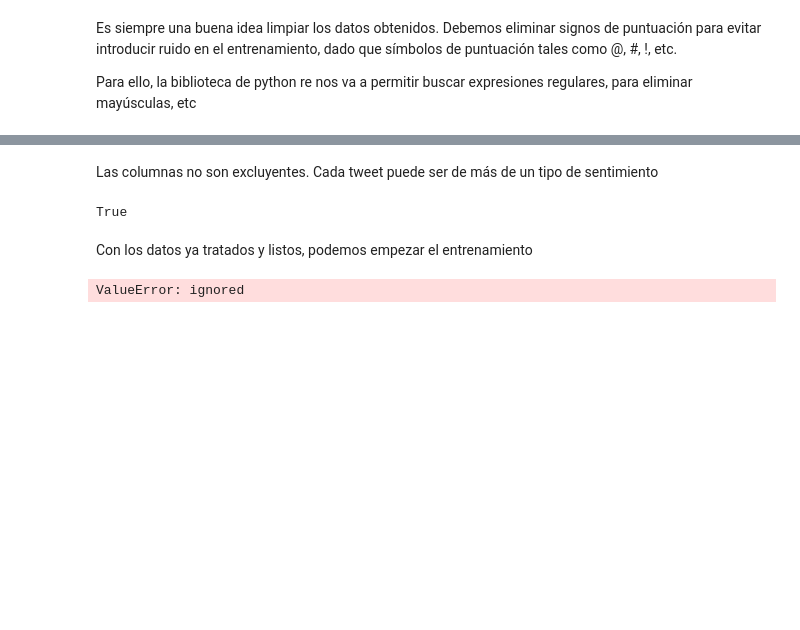
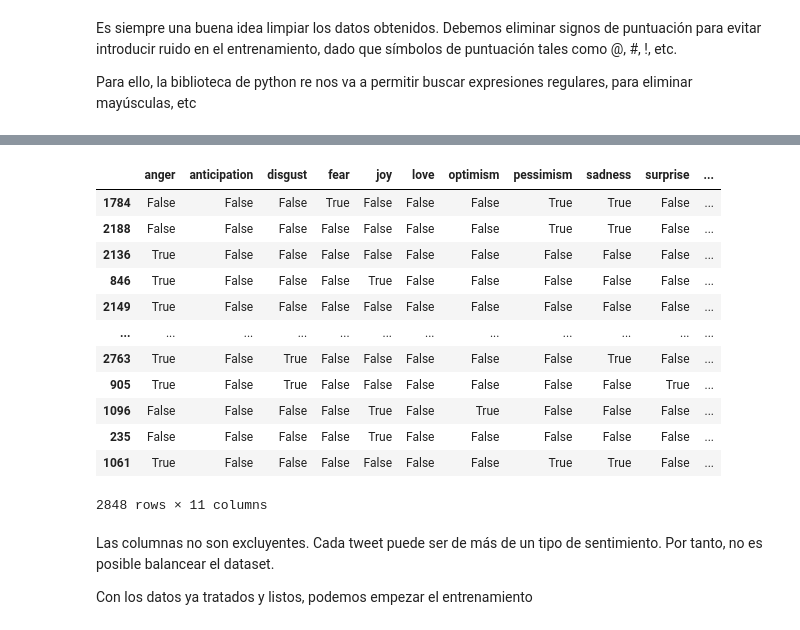
Before and after one commit to javierFerreroM/NLP_Project, a Jupyter notebook: NLP.ipynb, the cells around one changed output, grey strips where cells are left out. Drawn from its saved outputs; the diff is of its cells as text; code cells hidden in the pictures; blank space fills up the shorter version.

```diff
--- a/NLP.ipynb
+++ b/NLP.ipynb
@@ -128,13 +174,25 @@ train_data_balanced
+# %%
+X = train_clean['tokenized_sents']
+Y = train_clean[['anger',	'anticipation',	'disgust',	'fear', 'joy',	'love','optimism', 'pessimism',	'sadness',	'surprise','trust']]
+# %%
+X_train, X_test, Y_train, Y_test = train_test_split(X,Y, test_size = 0.2, random_state = 1)
+# %%
+Y_train
+# %% [output]
+|  | anger | anticipation | disgust | fear | joy | love | optimism | pessimism | sadness | surprise | ... |
+| 1784 | False | False | False | True | False | False | False | True | True | False | ... |
+| 2188 | False | False | False | False | False | False | False | True | True | False | ... |
+| 2136 | True | False | False | False | False | False | False | False | False | False | ... |
+| 846 | True | False | False | False | True | False | False | False | False | False | ... |
+| 2149 | True | False | False | False | False | False | False | False | False | False | ... |
+| ... | ... | ... | ... | ... | ... | ... | ... | ... | ... | ... | ... |
+| 2763 | True | False | True | False | False | False | False | False | True | False | ... |
+| 905 | True | False | True | False | False | False | False | False | False | True | ... |
+| 1096 | False | False | False | False | True | False | True | False | False | False | ... |
+| 235 | False | False | False | False | True | False | False | False | False | False | ... |
+| 1061 | True | False | False | False | False | False | False | True | True | False | ... |
+2848 rows × 11 columns
 # %% [markdown]
-Las columnas no son excluyentes. Cada tweet puede ser de más de un tipo de sentimiento
+Las columnas no son excluyentes. Cada tweet puede ser de más de un tipo de sentimiento. Por tanto, no es posible balancear el dataset.
+
+Con los datos ya tratados y listos, podemos empezar el entrenamiento
-# %%
-len(train_data_balanced) == len(train_data_balanced['ID'].unique())
-# %% [output]
-True
-# %% [markdown]
-Con los datos ya tratados y listos, podemos empezar el entrenamiento
-# %%
-from sklearn.model_selection import train_test_split
-X_train, X_test, Y_train, Y_test = train_test_split(train_data_balanced, test_size = 0.2, random_state = 1)
-# %% [output]
-ValueError: ignored
```
Also changed, not shown: parts of 19 cells of this notebook.
